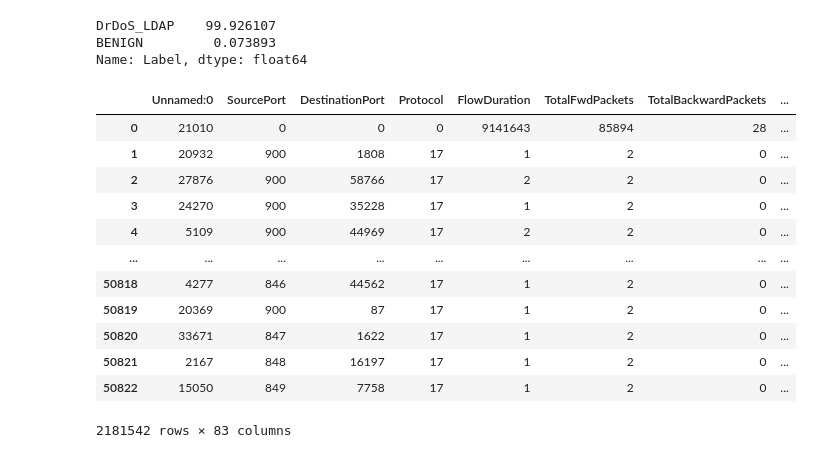
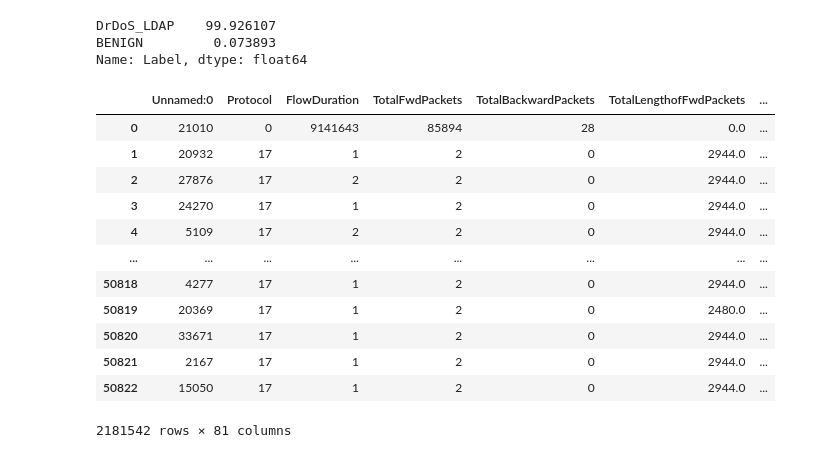
Before and after one commit to VinceDiR/DDoS_traffic_classification, a Jupyter notebook: dask_script.ipynb, the cells around one changed output. Drawn from its saved outputs; the diff is of its cells as text; code cells hidden in the pictures.

```diff
--- a/dask_script.ipynb
+++ b/dask_script.ipynb
@@ -76,19 +44,19 @@ DrDoS_LDAP    99.926107
 BENIGN         0.073893
 Name: Label, dtype: float64
 # %%
-df.drop(columns=['FlowID', 'SourceIP', 'DestinationIP', 'Timestamp', 'SimillarHTTP'], inplace=True)
+df.drop(columns=['FlowID', 'SourceIP', 'DestinationIP', 'Timestamp', 'SimillarHTTP', 'SourcePort', 'DestinationPort'], inplace=True)
 df
 # %% [output]
-|  | Unnamed:0 | SourcePort | DestinationPort | Protocol | FlowDuration | TotalFwdPackets | TotalBackwardPackets | ... |
-| 0 | 21010 | 0 | 0 | 0 | 9141643 | 85894 | 28 | ... |
-| 1 | 20932 | 900 | 1808 | 17 | 1 | 2 | 0 | ... |
-| 2 | 27876 | 900 | 58766 | 17 | 2 | 2 | 0 | ... |
-| 3 | 24270 | 900 | 35228 | 17 | 1 | 2 | 0 | ... |
-| 4 | 5109 | 900 | 44969 | 17 | 2 | 2 | 0 | ... |
-| ... | ... | ... | ... | ... | ... | ... | ... | ... |
-| 50818 | 4277 | 846 | 44562 | 17 | 1 | 2 | 0 | ... |
-| 50819 | 20369 | 900 | 87 | 17 | 1 | 2 | 0 | ... |
-| 50820 | 33671 | 847 | 1622 | 17 | 1 | 2 | 0 | ... |
-| 50821 | 2167 | 848 | 16197 | 17 | 1 | 2 | 0 | ... |
-| 50822 | 15050 | 849 | 7758 | 17 | 1 | 2 | 0 | ... |
+|  | Unnamed:0 | Protocol | FlowDuration | TotalFwdPackets | TotalBackwardPackets | TotalLengthofFwdPackets | ... |
+| 0 | 21010 | 0 | 9141643 | 85894 | 28 | 0.0 | ... |
+| 1 | 20932 | 17 | 1 | 2 | 0 | 2944.0 | ... |
+| 2 | 27876 | 17 | 2 | 2 | 0 | 2944.0 | ... |
+| 3 | 24270 | 17 | 1 | 2 | 0 | 2944.0 | ... |
+| 4 | 5109 | 17 | 2 | 2 | 0 | 2944.0 | ... |
+| ... | ... | ... | ... | ... | ... | ... | ... |
+| 50818 | 4277 | 17 | 1 | 2 | 0 | 2944.0 | ... |
+| 50819 | 20369 | 17 | 1 | 2 | 0 | 2480.0 | ... |
+| 50820 | 33671 | 17 | 1 | 2 | 0 | 2944.0 | ... |
+| 50821 | 2167 | 17 | 1 | 2 | 0 | 2944.0 | ... |
+| 50822 | 15050 | 17 | 1 | 2 | 0 | 2944.0 | ... |
-2181542 rows × 83 columns
+2181542 rows × 81 columns
```
Also changed, not shown: parts of 32 cells of this notebook.
